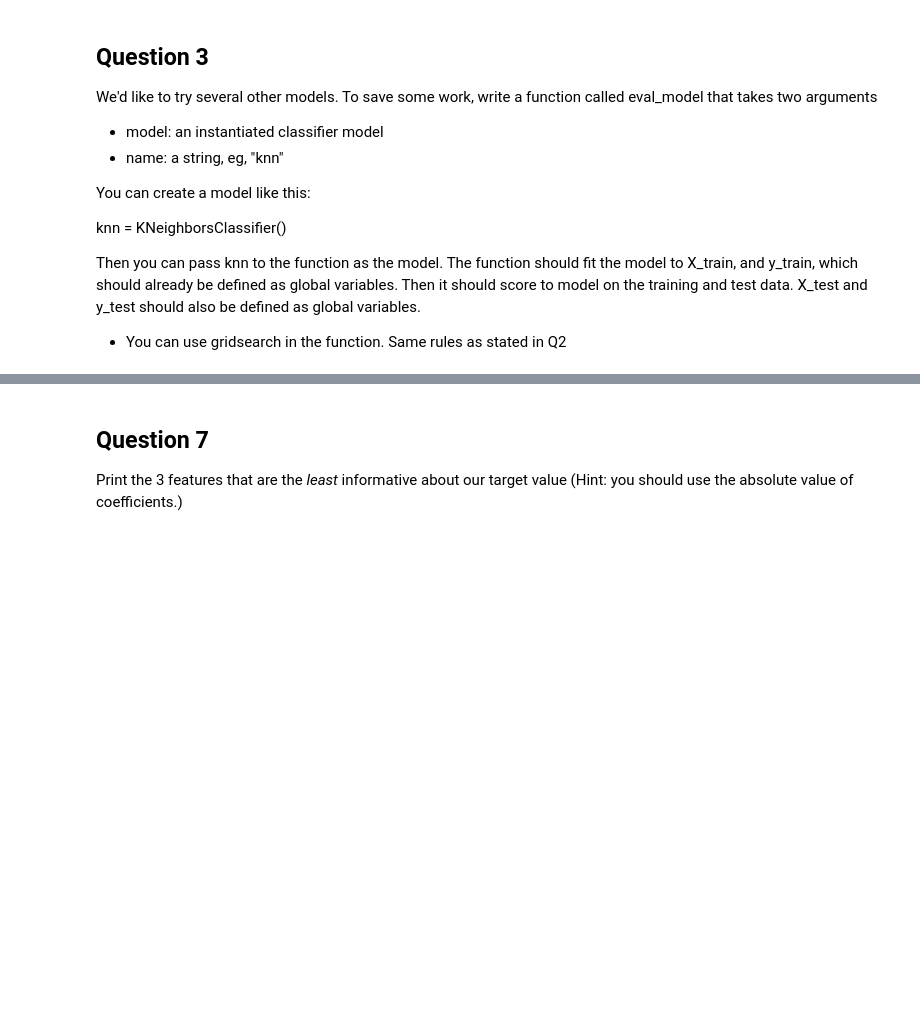
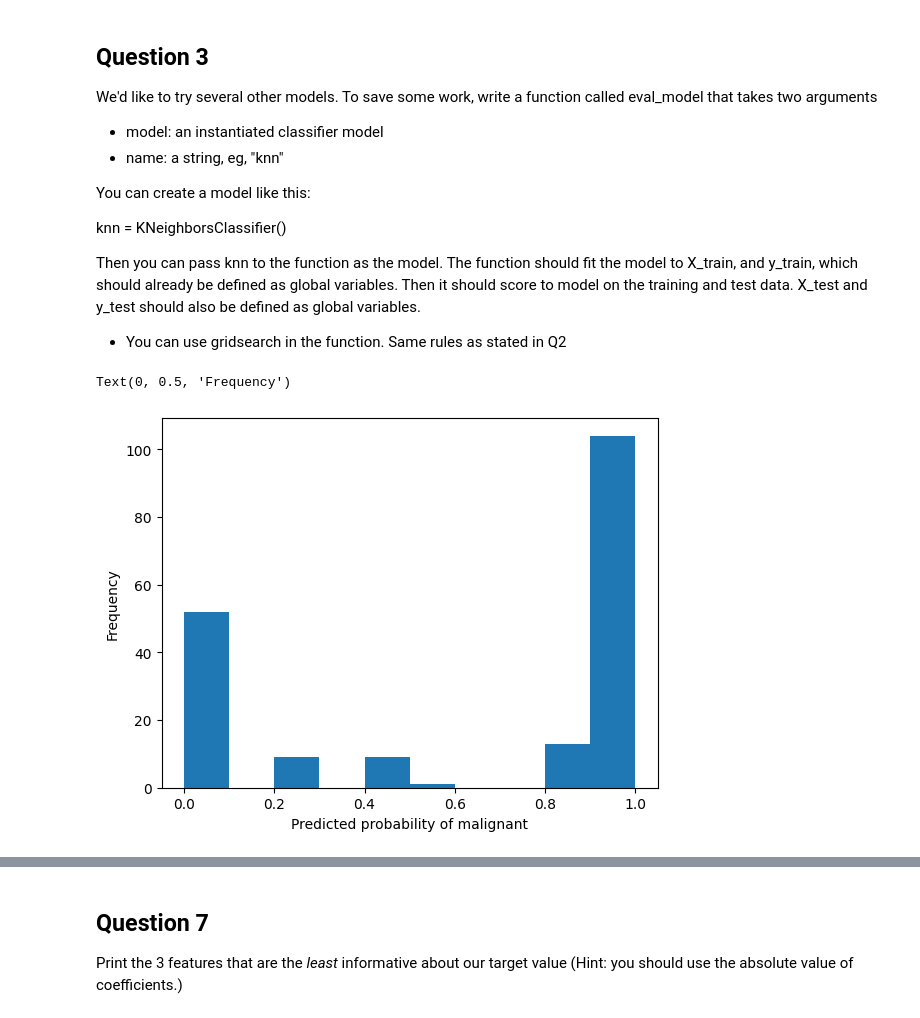
Before and after one commit to helenaglaring/aiml23_labs, a Jupyter notebook: LAB2_2023.ipynb, the cells around one changed output, grey strips where cells are left out. Drawn from its saved outputs; the diff is of its cells as text; code cells hidden in the pictures; blank space fills up the shorter version.

```diff
--- a/LAB2_2023.ipynb
+++ b/LAB2_2023.ipynb
@@ -120,0 +190,11 @@ Then you can pass knn to the function as the model. The function should fit the
+# %%
+# Plotting predicted probability of malignancy from knn model
+# based on data from test set
+probas = knn.predict_proba(X_test)
+# creating histogram with 10 mins to show the frequency of probas
+plt.hist(probas[:, 1], bins=10)
+plt.xlabel('Predicted probability of malignant')
+plt.ylabel('Frequency')
+# %% [output]
+Text(0, 0.5, 'Frequency')
+[figure, added]
```
Also changed, not shown: parts of 27 cells of this notebook, 4 other files.
